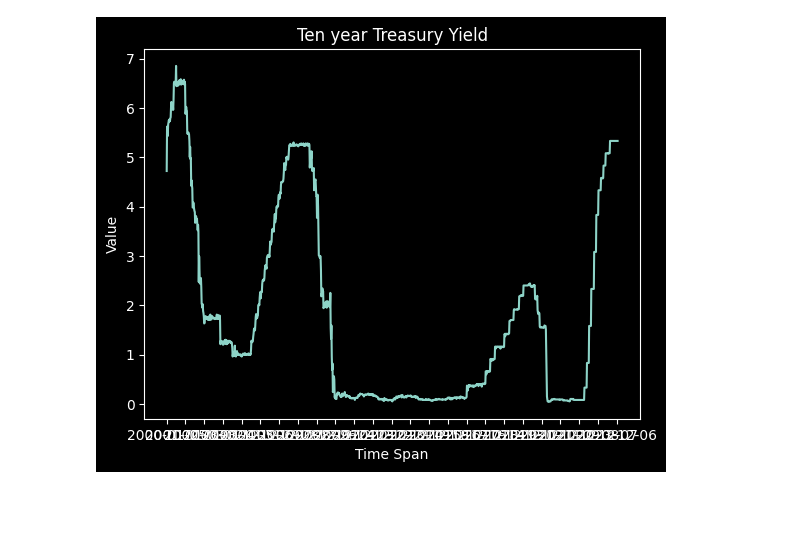
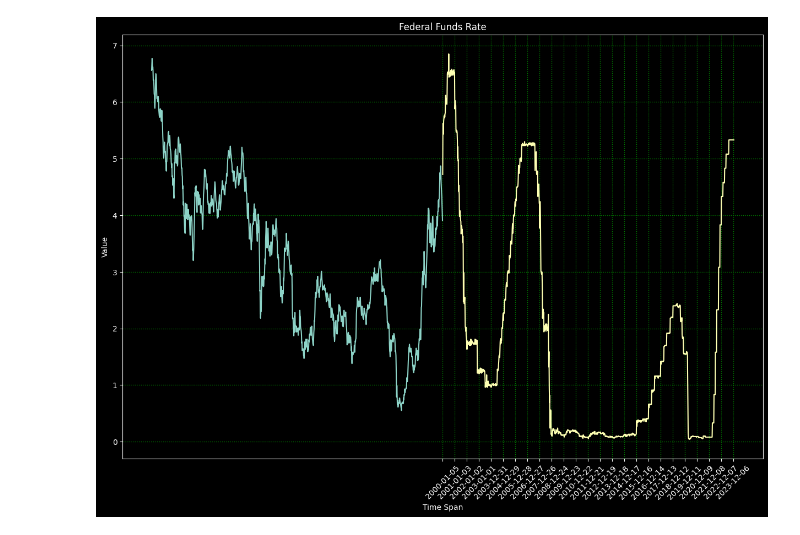
Before and after one commit to Yujie008/backtest, a Jupyter notebook: plot_treasury.ipynb, the cells around one changed output. Saved outputs shown, nothing was run; the diff lists cells and outputs as text; code cells hidden in the pictures; blank space fills up the shorter version.

```diff
--- a/plot_treasury.ipynb
+++ b/plot_treasury.ipynb
@@ -47,26 +66,46 @@ plt.show()
 # %%
+stock_code = 'ten_yr_treasury_yield_w'
+with open('logs_alpha/23-12-30/'+stock_code+'.json', 'r') as file:
+    data_raw = file.read()
+data0 = json.loads(data_raw) # convert to dictionary
+ten_yr_treasury_rate_total = data0["data"]
+ten_yr_treasury_rate_sel,ten_yr_treasury_rate_date =[],[]
+for i_e in range(len(ten_yr_treasury_rate_total)-1):
+    try:
+        ten_yr_treasury_value = float(ten_yr_treasury_rate_total[i_e]["value"])
+        ten_yr_treasury_rate_sel.append(ten_yr_treasury_value)
+        ten_yr_treasury_rate_date.append(ten_yr_treasury_rate_total[i_e]["date"])
+    except:
+        continue
+    if ten_yr_treasury_rate_total[i_e]["date"]>start_date and ten_yr_treasury_rate_total[i_e+1]["date"]<start_date:
+        break
+ten_yr_treasury_rate_sel.reverse(),ten_yr_treasury_rate_date.reverse()
+fig,axes = plt.subplots(nrows=1, ncols=1, figsize=(15, 10))
+plt.plot(ten_yr_treasury_rate_date,ten_yr_treasury_rate_sel)
 stock_code = 'Effective_Federal_Funds_Rate_w'
 with open('logs_alpha/23-12-30/'+stock_code+'.json', 'r') as file:
     data_raw = file.read()
 data0 = json.loads(data_raw) # convert to dictionary
 Federal_Funds_Rate_total = data0["data"]
 Federal_Funds_Rate_sel,Federal_Funds_Rate_date =[],[]
 for i_e in range(len(Federal_Funds_Rate_total)-1):
     try:
         ten_yr_treasury_value = float(Federal_Funds_Rate_total[i_e]["value"])
         Federal_Funds_Rate_sel.append(ten_yr_treasury_value)
         Federal_Funds_Rate_date.append(Federal_Funds_Rate_total[i_e]["date"])
     except:
         continue
     if Federal_Funds_Rate_total[i_e]["date"]>start_date and Federal_Funds_Rate_total[i_e+1]["date"]<start_date:
         break
 Federal_Funds_Rate_sel.reverse(),Federal_Funds_Rate_date.reverse()
 plt.plot(Federal_Funds_Rate_date,Federal_Funds_Rate_sel)
-plt.title("Ten year Treasury Yield")
+plt.title("Federal Funds Rate")
 plt.xlabel('Time Span')
 plt.ylabel('Value')
 time_tick = Federal_Funds_Rate_date[::52]
 plt.xticks(time_tick)
+plt.tick_params(axis='x',rotation=45)
+plt.grid(ls=':', lw=1, color='g')
 plt.show()
 # %% [output]
-[figure, old version]
+[figure, new version]
```
Also changed, not shown: parts of 1 cell of this notebook, 10 other files.
